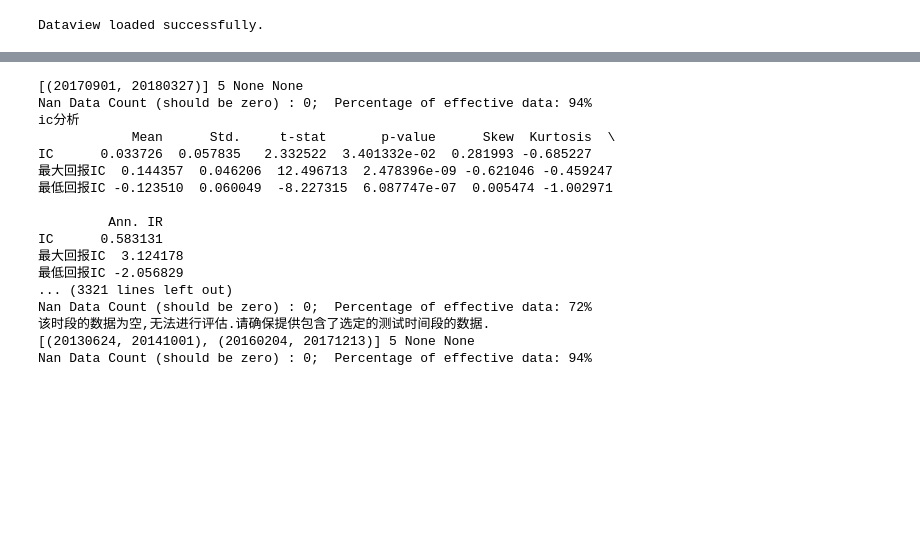
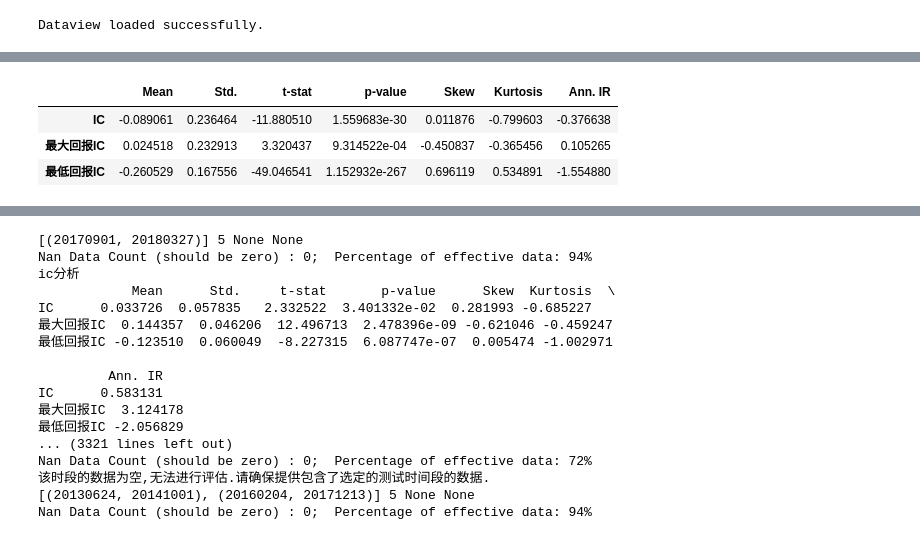
Before and after one commit to xingetouzi/fxdayu_betaman, a Jupyter notebook: fxdayu_betaman/evaluator/因子分析示例-Evaluator2.ipynb, the cells around one changed output, grey strips where cells are left out. Saved outputs shown, nothing was run; the diff lists cells and outputs as text; code cells hidden in the pictures; blank space fills up the shorter version.

```diff
--- a/fxdayu_betaman/evaluator/因子分析示例-Evaluator2.ipynb
+++ b/fxdayu_betaman/evaluator/因子分析示例-Evaluator2.ipynb
@@ -87,3 +109,10 @@ report = dms(p_threshold=0.05,
+# %%
+report.coef
+# %% [output]
+|  | Mean | Std. | t-stat | p-value | Skew | Kurtosis | Ann. IR |
+| IC | -0.089061 | 0.236464 | -11.880510 | 1.559683e-30 | 0.011876 | -0.799603 | -0.376638 |
+| 最大回报IC | 0.024518 | 0.232913 | 3.320437 | 9.314522e-04 | -0.450837 | -0.365456 | 0.105265 |
+| 最低回报IC | -0.260529 | 0.167556 | -49.046541 | 1.152932e-267 | 0.696119 | 0.534891 | -1.554880 |
 # %%
 from matplotlib import pyplot as plt
 dms.draw_pic(output_format="plot")
```
Also changed, not shown: parts of 6 cells of this notebook, 1 other file.
